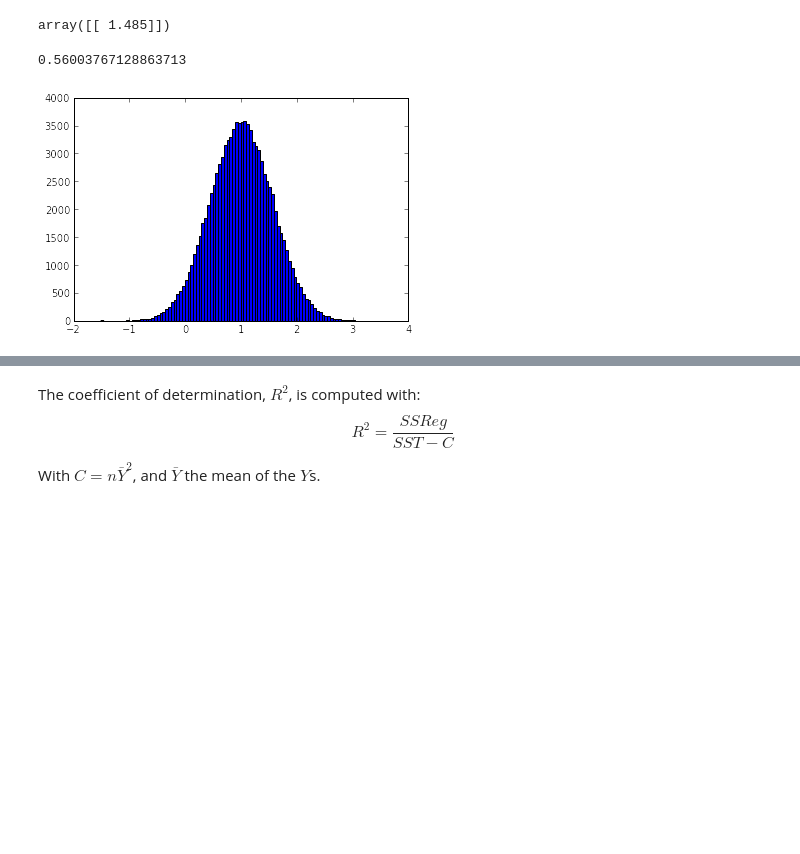
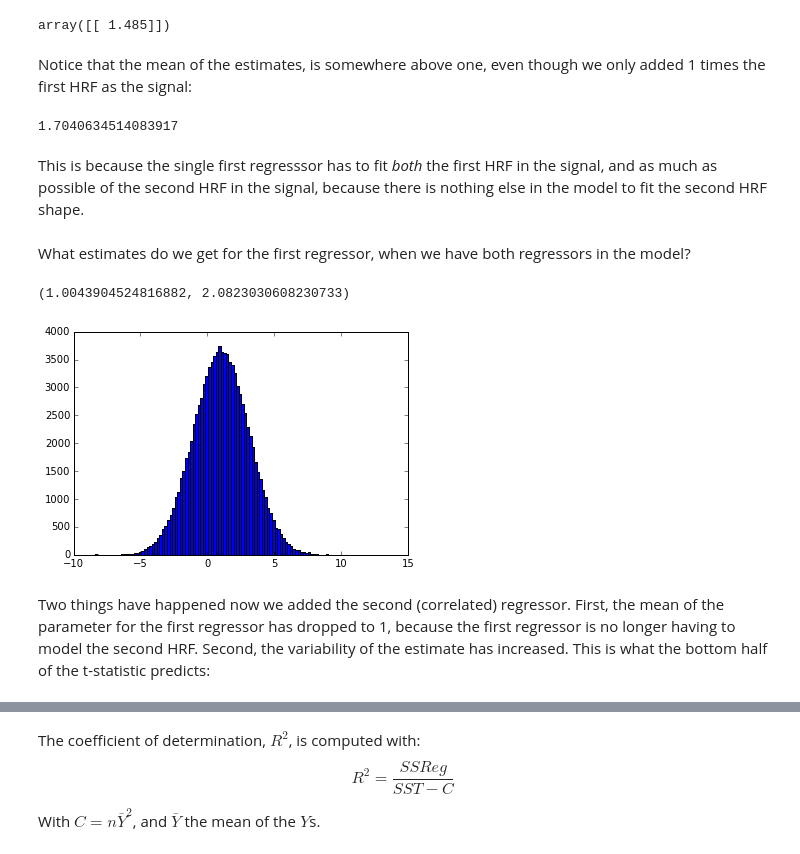
Before and after one commit to practical-neuroimaging/pna-notebooks, a Jupyter notebook: correlated_regressors.ipynb, the cells around one changed output, grey strips where cells are left out. Cells and saved outputs as stored; diff of their text form; code cells hidden in the pictures; blank space fills up the shorter version.

```diff
--- a/correlated_regressors.ipynb
+++ b/correlated_regressors.ipynb
@@ -152,12 +154,24 @@ C_one = np.array([1, 0])[:, None]  # column vector
 np.sqrt(C_one.T.dot(npl.pinv(X_one.T.dot(X_one)).dot(C_one)))
 # %% [output]
 array([[ 1.485]])
+# %% [markdown]
+Notice that the mean of the estimates, is somewhere above one, even though we only added 1 times the first HRF as the signal:
+# %%
+np.mean(B_ones[0])
+# %% [output]
+1.7040634514083917
+# %% [markdown]
+This is because the single first regresssor has to fit *both* the first HRF in the signal, and as much as possible of the second HRF in the signal, because there is nothing else in the model to fit the second HRF shape.
+# %% [markdown]
+What estimates do we get for the first regressor, when we have both regressors in the model?
 # %%
 plt.hist(B_boths[0], bins=100)
-np.std(B_boths[0])
+np.mean(B_boths[0]), np.std(B_boths[0])
 # %% [output]
-0.56003767128863713
+(1.0043904524816882, 2.0823030608230733)
-[figure, old version]
+[figure, new version]
+# %% [markdown]
+Two things have happened now we added the second (correlated) regressor.  First, the mean of the parameter for the first regressor has dropped to 1, because the first regressor is no longer having to model the second HRF.   Second, the variability of the estimate has increased.  This is what the bottom half of the t-statistic predicts:
 # %%
 C_both = np.array([1, 0, 0])[:, None]  # column vector
 np.sqrt(C_both.T.dot(npl.pinv(X_both.T.dot(X_both)).dot(C_both)))
```
Also changed, not shown: parts of 45 cells of this notebook.
